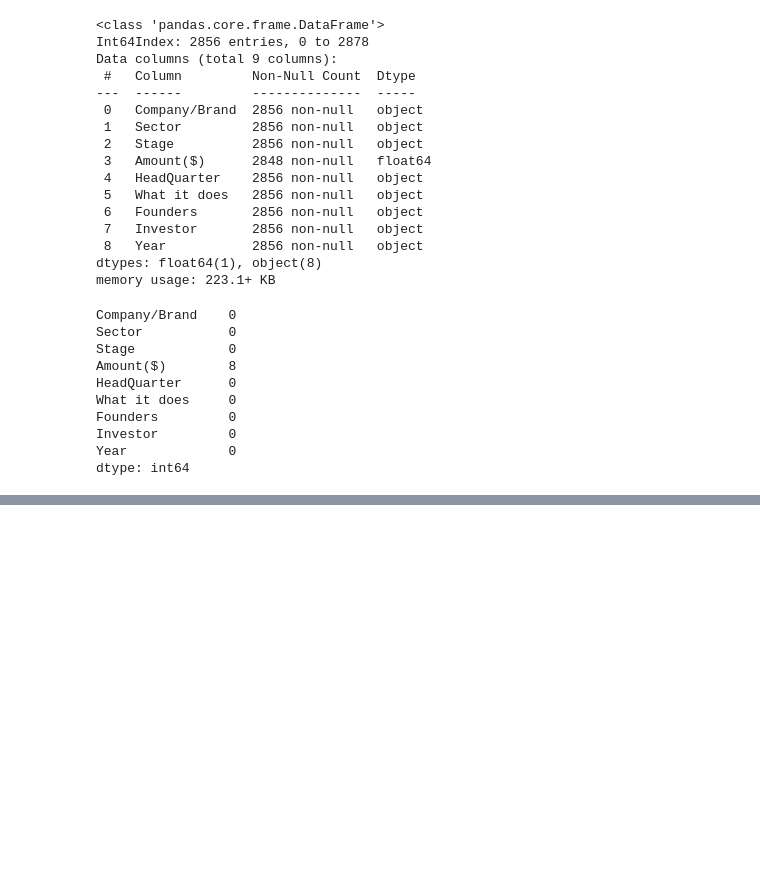
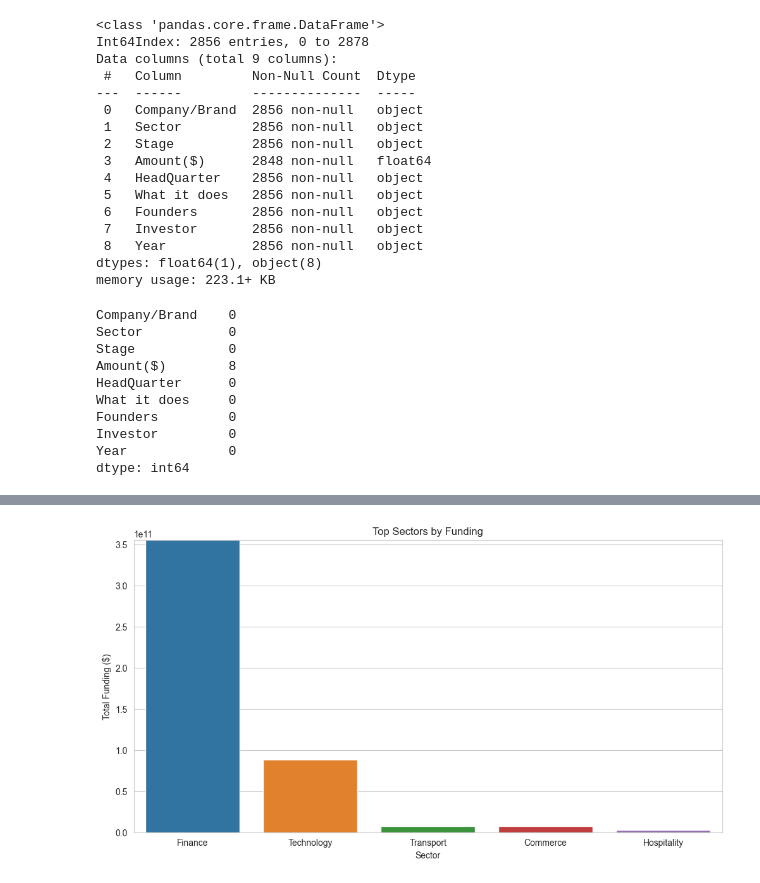
Before and after one commit to coderacheal/Indian-Startup-Ecosystem-Analysis, a Jupyter notebook: indian-startup.ipynb, the cells around one changed output, grey strips where cells are left out. Cells and saved outputs as stored; diff of their text form; code cells hidden in the pictures; blank space fills up the shorter version.

```diff
--- a/indian-startup.ipynb
+++ b/indian-startup.ipynb
@@ -320,6 +365,9 @@ def remove_excess_headquaters(string):
     if ',' in new:
         comma_index = new.index(',')
         del new[comma_index:len(string)]
+    elif '#' in new:
+        comma_index = new.index('#')
+        del new[comma_index:len(string)]
     headquaters = ''.join(new)
     return headquaters
 
@@ -425,7 +473,7 @@ def sector_redistribution(sector):
     elif re.search('edutech|education|learn|children|child|collaboration|edtech', sector):
         return 'Education'
     elif re.search('beverage|catering|cook|food', sector):
-        return 'Food & Bev'
+        return 'Food & Beverages'
     elif re.search('sports|esports|game|ball|player|manchester', sector):
         return 'Sports'
     elif re.search('customer|service|hospital|tourism|events|weedding|travel|hosts|booking|wedding|qsr', sector):
@@ -445,7 +493,7 @@ def sector_redistribution(sector):
     elif re.search('apartment|real estate|home|interior|construction|rental|housing|accomodation|hauz', sector):
         return 'Real Estate'
     elif re.search('telecom|news|escrow|publication', sector):
-        return 'Telecommunocations'
+        return 'Telecommunications'
     else:
         return sector
 
@@ -624,0 +705,2 @@ Now the only columns we have that are missing are the coerce values when convert
+# %%
+data.dropna(subset=['Amount($)'], inplace=True)
@@ -624,0 +792,3 @@ Now the only columns we have that are missing are the coerce values when convert
+# %%
+top_sectors = data[['Sector', 'Amount($)']].groupby('Sector').sum().sort_values(by='Amount($)', ascending=False).head()
+top_sectors
@@ -624,0 +803,10 @@ Now the only columns we have that are missing are the coerce values when convert
+# %%
+plt.figure(figsize=(12, 6))
+sns.barplot(x=top_sectors.index, y='Amount($)', data=top_sectors)
+plt.ylim(0, top_sectors['Amount($)'].max() * 0.004)
+plt.title('Top Sectors by Funding')
+plt.xlabel('Sector')
+plt.ylabel('Total Funding ($)')
+plt.show()
+# %% [output]
+[figure, added]
```
Also changed, not shown: parts of 23 cells of this notebook.
